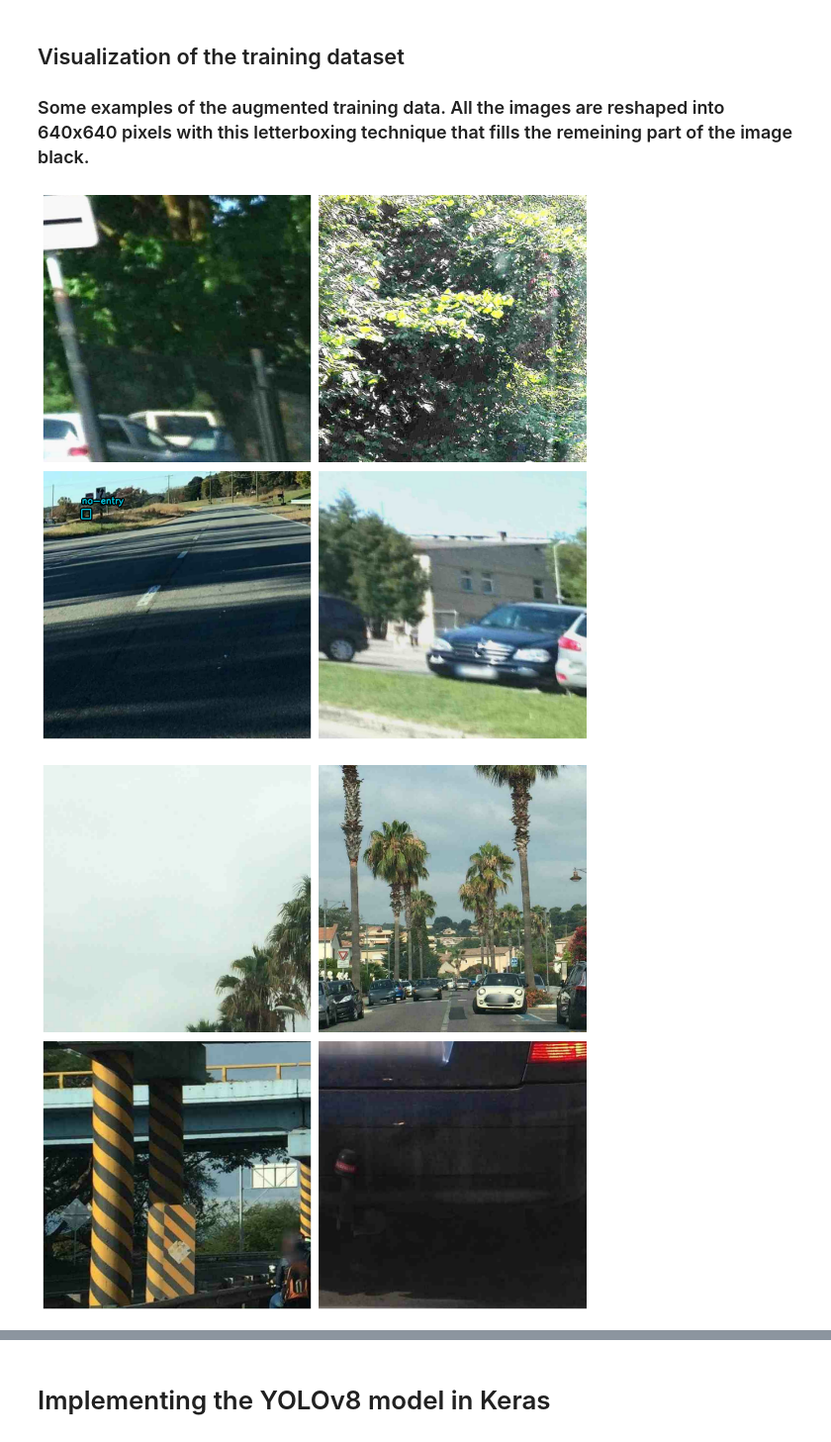
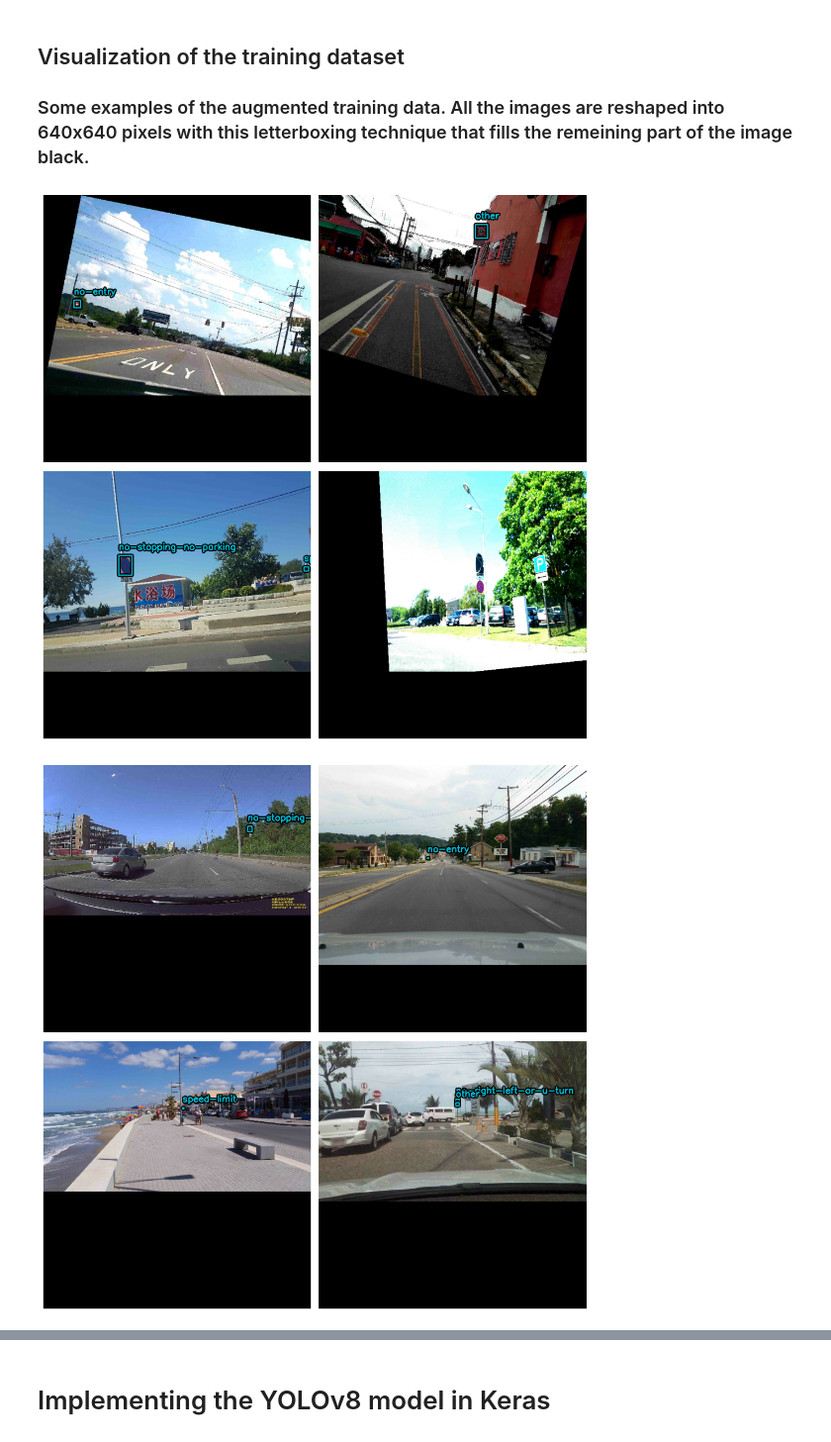
Before and after one commit to emmermarcell/AI-in-Data-Science-Data-Challenge, a Jupyter notebook: traffic-sign-recognition-with-kerascv.ipynb, the cells around one changed output, grey strips where cells are left out. Shown at 99% size. Drawn from its saved outputs; the diff is of its cells as text; code cells hidden in the pictures.

```diff
--- a/traffic-sign-recognition-with-kerascv.ipynb
+++ b/traffic-sign-recognition-with-kerascv.ipynb
@@ -258,6 +312,8 @@ mapillary_df.rename(columns={'name': 'filename'}, inplace=True)
 # Rename filenames that end with '_aug' to end with '_augreduced' and add '.jpg'
 mapillary_df.replace(to_replace=r'_aug$', value='_augreduced', regex=True, inplace=True)
 mapillary_df['filename'] = mapillary_df['filename'] + '.jpg'
+# The boundig box coordinates need to be integers
+mapillary_df[['xmin', 'ymin', 'xmax', 'ymax']] = mapillary_df[['xmin', 'ymin', 'xmax', 'ymax']].astype(int)
 
 mapillary_df.head()
 # %% [output]
@@ -317,0 +371,10 @@ val_data = create_ragged_tensor_from_df(val_df, mapillary_img_path)
+# %%
+# Check if we use all of the training images
+if config['train_size'] == 'all':
+    train_data = create_ragged_tensor_from_df(train_df, mapillary_img_path)
+# If not then use the fist n that are less than all the training images
+elif isinstance(config['train_size'], int) and config['train_size'] <= len(train_df):
+    train_data = create_ragged_tensor_from_df(train_df.head(config['train_size']), mapillary_img_path)    # The size of the training set can be changed in  the config (max is 26714)
+else:
+    raise ValueError('Size of the traininng set inside the config is invalid.')
+val_data = create_ragged_tensor_from_df(val_df, mapillary_img_path)
@@ -350,25 +431,32 @@ augmenter = keras.Sequential(
     layers=[
         # Randomly flip the image horizontally
         keras_cv.layers.RandomFlip(
-            mode="horizontal", bounding_box_format="xyxy"
+            mode="horizontal", bounding_box_format=config["bbox_format"]
         ),
         # Randomly shear the image
         keras_cv.layers.RandomShear(
-            x_factor=0.2, y_factor=0.2, bounding_box_format="xyxy"
+            x_factor=0.2, y_factor=0.2, bounding_box_format=config["bbox_format"]
         ),
         # Randomly zoom into the image
         keras_cv.layers.JitteredResize(
             target_size=(config['image_size'], config['image_size']),
-            scale_factor=(0.75, 1.3), bounding_box_format="xyxy"
+            scale_factor=(0.75, 1.3), bounding_box_format=config["bbox_format"]
         ),
     ]
 )
 
 # Create a resizer layer for the validation and test sets
-resizer = keras_cv.layers.JitteredResize(
+resizer = keras_cv.layers.Resizing(
+    config['image_size'],
+    config['image_size'],
+    pad_to_aspect_ratio=True,
+    bounding_box_format=config["bbox_format"],
+)
+
+jittered_resizer = keras_cv.layers.JitteredResize(
     target_size=(config['image_size'], config['image_size']),
     scale_factor=(0.75, 1.3),
-    bounding_box_format="xyxy",
+    bounding_box_format=config["bbox_format"],
 )
 # %% [markdown]
 ## Creating Training Validation and Test Dataset
@@ -391,7 +479,8 @@ def preprocess_dataset(data, preprocessor):
 
     return dataset
 
-train_ds = preprocess_dataset(train_data, augmenter)
+# We don't need to use the "augmenter" sequetial model, since the training data is already augmented
+train_ds = preprocess_dataset(train_data, resizer)
 val_ds = preprocess_dataset(val_data, resizer)
 test_ds = preprocess_dataset(test_data, resizer)
 # %% [markdown]
@@ -404,35 +493,35 @@ def visualize_dataset(inputs, value_range, rows, cols, bounding_box_format):
     Function to visualize the dataset
     :param inputs: Dataset to visualize
     :param value_range: Range of values to plot
     :param rows: Number of rows in the plot
     :param cols: Number of columns in the plot
     :param bounding_box_format: Format of the bounding boxes
     """
     inputs = next(iter(inputs.take(1)))
     images, bounding_boxes = inputs["images"], inputs["bounding_boxes"]
     visualization.plot_bounding_box_gallery(
         images,
         value_range=value_range,
         rows=rows,
         cols=cols,
         y_true=bounding_boxes,
         scale=5,
         font_scale=0.7,
         bounding_box_format=bounding_box_format,
         class_mapping=class_mapping,
     )
 
 visualize_dataset(
-    train_ds, bounding_box_format="xyxy", value_range=(0, 255), rows=2, cols=2
+    train_ds, bounding_box_format=config["bbox_format"], value_range=(0, 255), rows=2, cols=2
 )
 
 visualize_dataset(
-    val_ds, bounding_box_format="xyxy", value_range=(0, 255), rows=2, cols=2
+    val_ds, bounding_box_format=config["bbox_format"], value_range=(0, 255), rows=2, cols=2
 )
 
 visualize_dataset(
-    test_ds, bounding_box_format="xyxy", value_range=(0, 255), rows=2, cols=2
+    test_ds, bounding_box_format=config["bbox_format"], value_range=(0, 255), rows=2, cols=2
 )
 # %% [output]
-[figure, old version]
+[figure, new version]
-[figure, old version]
+[figure, new version]
```
Also changed, not shown: parts of 16 cells of this notebook.
